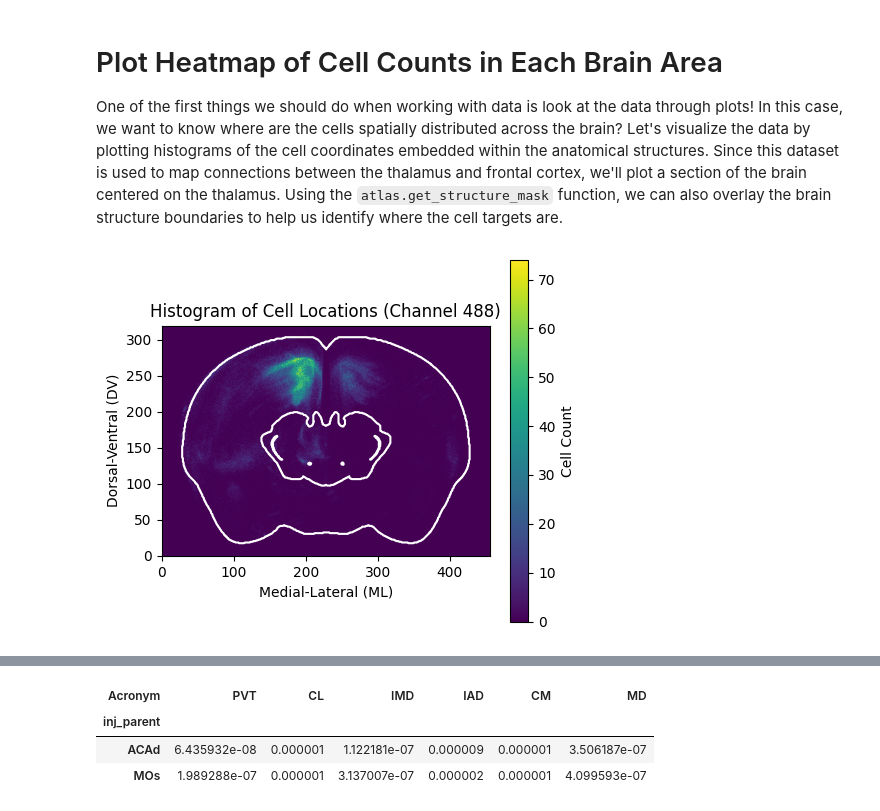
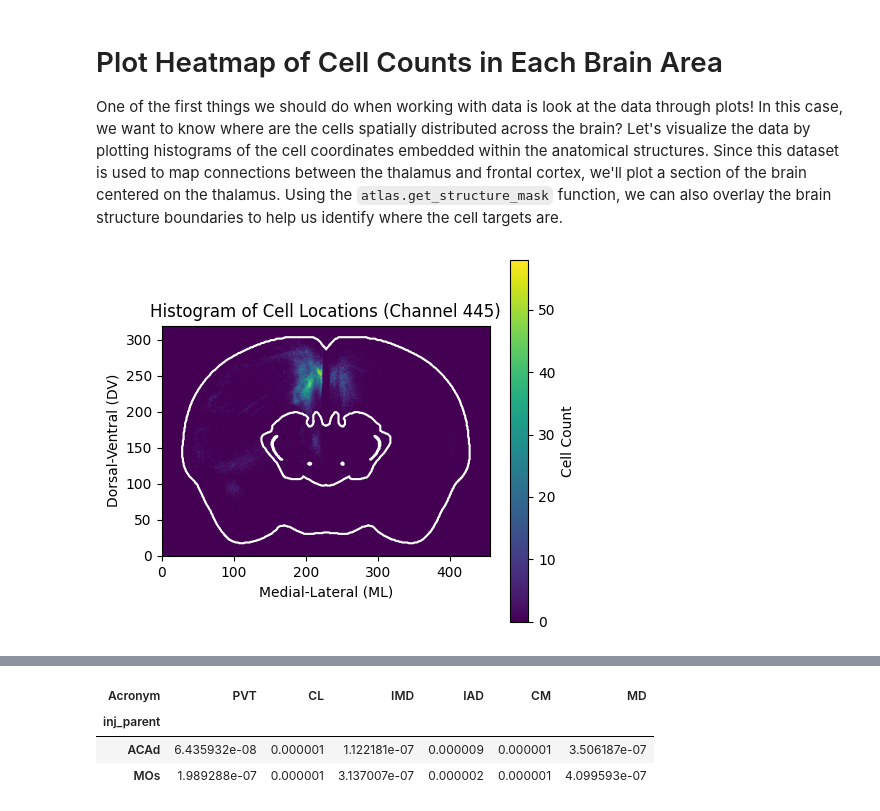
Before and after one commit to leesuyee/mesoscale-connectivity-tutorial, a Jupyter notebook: mesoscale_connectivity_coding_activity.ipynb, the cells around one changed output, grey strips where cells are left out. Cells and saved outputs as stored; diff of their text form; code cells hidden in the pictures.

```diff
--- a/mesoscale_connectivity_coding_activity.ipynb
+++ b/mesoscale_connectivity_coding_activity.ipynb
@@ -465,7 +473,7 @@ cell_coords_df.inj_parent.unique()
 One of the first things we should do when working with data is look at the data through plots! In this case, we want to know where are the cells spatially distributed across the brain? Let's visualize the data by plotting histograms of the cell coordinates embedded within the anatomical structures. Since this dataset is used to map connections between the thalamus and frontal cortex, we'll plot a section of the brain centered on the thalamus. Using the `atlas.get_structure_mask` function, we can also overlay the brain structure boundaries to help us identify where the cell targets are.
 # %%
 # Plot heatmap of cell counts in the brain
-ch = channels[1] # select a channel
+ch = channels[0] # select a channel
 plane =  250 # anterior-posterior slice to plot
 window = 100 # slice window bounds
 roiList = ["root", "TH"] # brain structures to plot
@@ -488,31 +496,31 @@ hist, xedges, yedges = np.histogram2d(
     bins=(xbins, ybins))
 
 # overlay the heatmap
 extent = [xedges[0], xedges[-1], yedges[0], yedges[-1]]
 heatmap = ax.imshow(
     hist.T,  # transpose because imshow expects (rows, cols)
     extent=extent,
     origin="upper",
     cmap="viridis",
     alpha=1)
 
 # generate contour outlines for brain structures
 for roi in roiList:
     roi_mask = atlas.get_structure_mask(roi) # creates a binary array the size of the brain, mask out brain structures of interest
     ax.contour(roi_mask[plane, :, :],
         levels=[0.5],
         colors="white",
         linewidths=1.5,
         origin="upper") # plotting features for structure outline
 
 # add colorbar and labels
 cbar = plt.colorbar(heatmap, ax=ax)
 cbar.set_label("Cell Count")
 plt.title(f"Histogram of Cell Locations (Channel {ch})")
 plt.xlabel("Medial-Lateral (ML)")
 plt.ylabel("Dorsal-Ventral (DV)")
 
 plt.tight_layout()
 plt.show()
 # %% [output]
-[figure, old version]
+[figure, new version]
```
Also changed, not shown: parts of 32 cells of this notebook.
